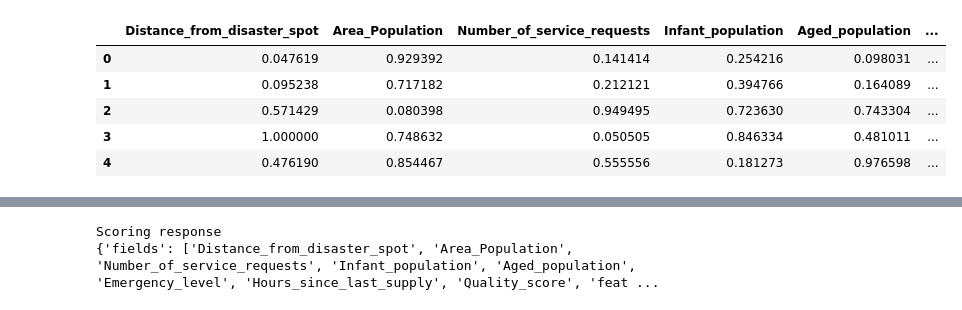
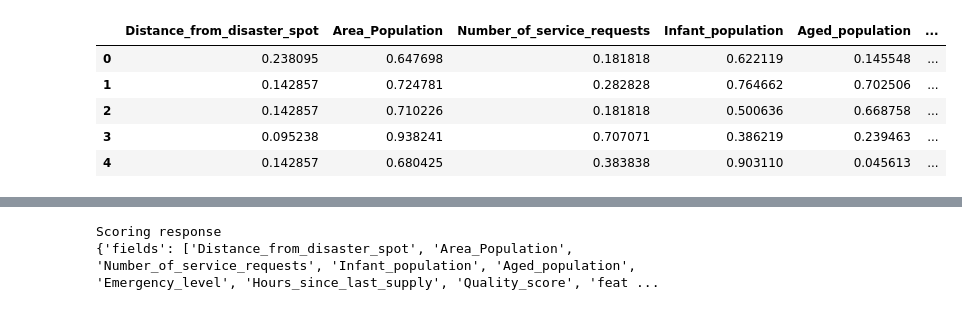
Before and after one commit to lantern-works/nexus, a Jupyter notebook: scenario/boston_flood/Test_deployment.ipynb, the cells around one changed output, grey strips where cells are left out. Saved outputs shown, nothing was run; the diff lists cells and outputs as text; code cells hidden in the pictures.

```diff
--- a/scenario/boston_flood/Test_deployment.ipynb
+++ b/scenario/boston_flood/Test_deployment.ipynb
@@ -7,11 +8,11 @@ import matplotlib.pyplot as plt
 %matplotlib inline
 # %%
-df= pd.read_csv('normalized_boston_flood_training.csv')
+df= pd.read_csv('normalized_boston_flood_testing.csv')
 df.head()
 # %% [output]
 |  | Distance_from_disaster_spot | Area_Population | Number_of_service_requests | Infant_population | Aged_population | ... |
-| 0 | 0.047619 | 0.929392 | 0.141414 | 0.254216 | 0.098031 | ... |
-| 1 | 0.095238 | 0.717182 | 0.212121 | 0.394766 | 0.164089 | ... |
-| 2 | 0.571429 | 0.080398 | 0.949495 | 0.723630 | 0.743304 | ... |
-| 3 | 1.000000 | 0.748632 | 0.050505 | 0.846334 | 0.481011 | ... |
-| 4 | 0.476190 | 0.854467 | 0.555556 | 0.181273 | 0.976598 | ... |
+| 0 | 0.238095 | 0.647698 | 0.181818 | 0.622119 | 0.145548 | ... |
+| 1 | 0.142857 | 0.724781 | 0.282828 | 0.764662 | 0.702506 | ... |
+| 2 | 0.142857 | 0.710226 | 0.181818 | 0.500636 | 0.668758 | ... |
+| 3 | 0.095238 | 0.938241 | 0.707071 | 0.386219 | 0.239463 | ... |
+| 4 | 0.142857 | 0.680425 | 0.383838 | 0.903110 | 0.045613 | ... |
```
Also changed, not shown: parts of 25 cells of this notebook, 1 other file.
